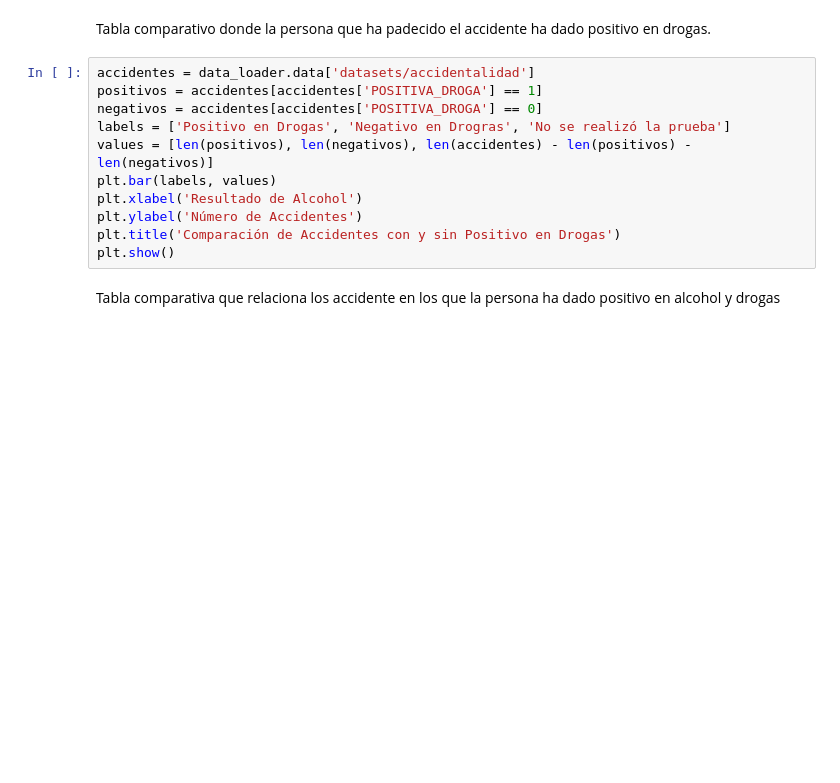
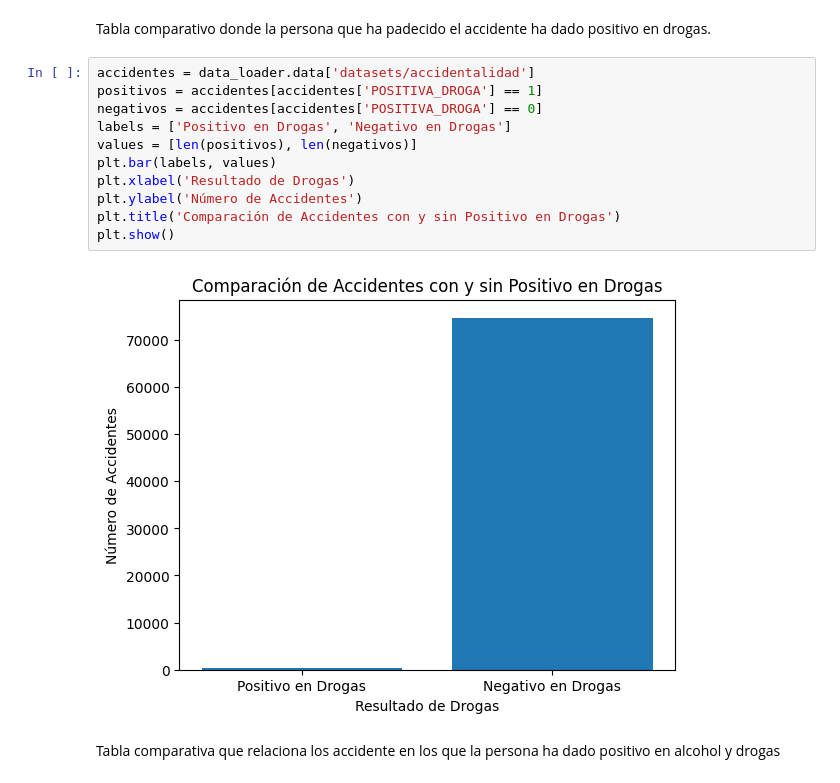
Before and after one commit to paula-gomezlucas/POD, a Jupyter notebook: CuadernoV1.ipynb, the cells around one changed output. Saved outputs shown, nothing was run; the diff lists cells and outputs as text; blank space fills up the shorter version.

```diff
--- a/CuadernoV1.ipynb
+++ b/CuadernoV1.ipynb
@@ -508,14 +761,16 @@ Tabla comparativo donde la persona que ha padecido el accidente ha dado positivo
 # %%
 accidentes = data_loader.data['datasets/accidentalidad']
 positivos = accidentes[accidentes['POSITIVA_DROGA'] == 1]
 negativos = accidentes[accidentes['POSITIVA_DROGA'] == 0]
-labels = ['Positivo en Drogas', 'Negativo en Drogras', 'No se realizó la prueba']
-values = [len(positivos), len(negativos), len(accidentes) - len(positivos) - len(negativos)]
+labels = ['Positivo en Drogas', 'Negativo en Drogas']
+values = [len(positivos), len(negativos)]
 plt.bar(labels, values)
-plt.xlabel('Resultado de Alcohol')
+plt.xlabel('Resultado de Drogas')
 plt.ylabel('Número de Accidentes')
 plt.title('Comparación de Accidentes con y sin Positivo en Drogas')
 plt.show()
+# %% [output]
+[figure, added]
 # %% [markdown]
 Tabla comparativa que relaciona los accidente en los que la persona ha dado positivo en alcohol y drogas
 # %%
```
Also changed, not shown: parts of 16 cells of this notebook.
